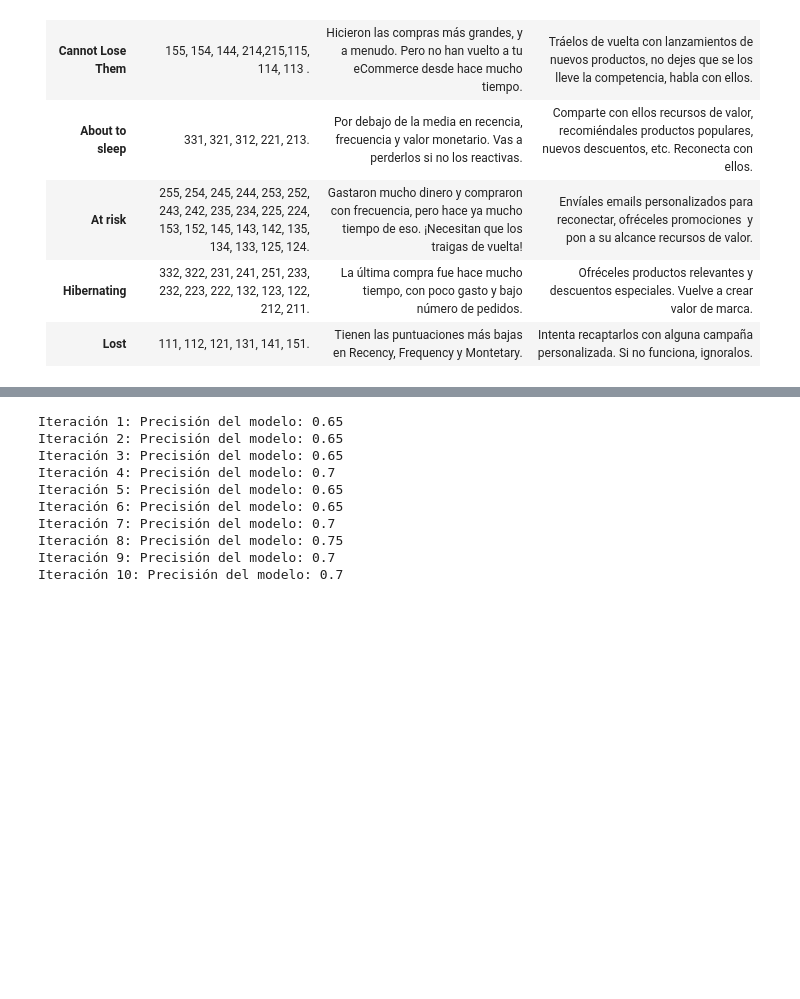
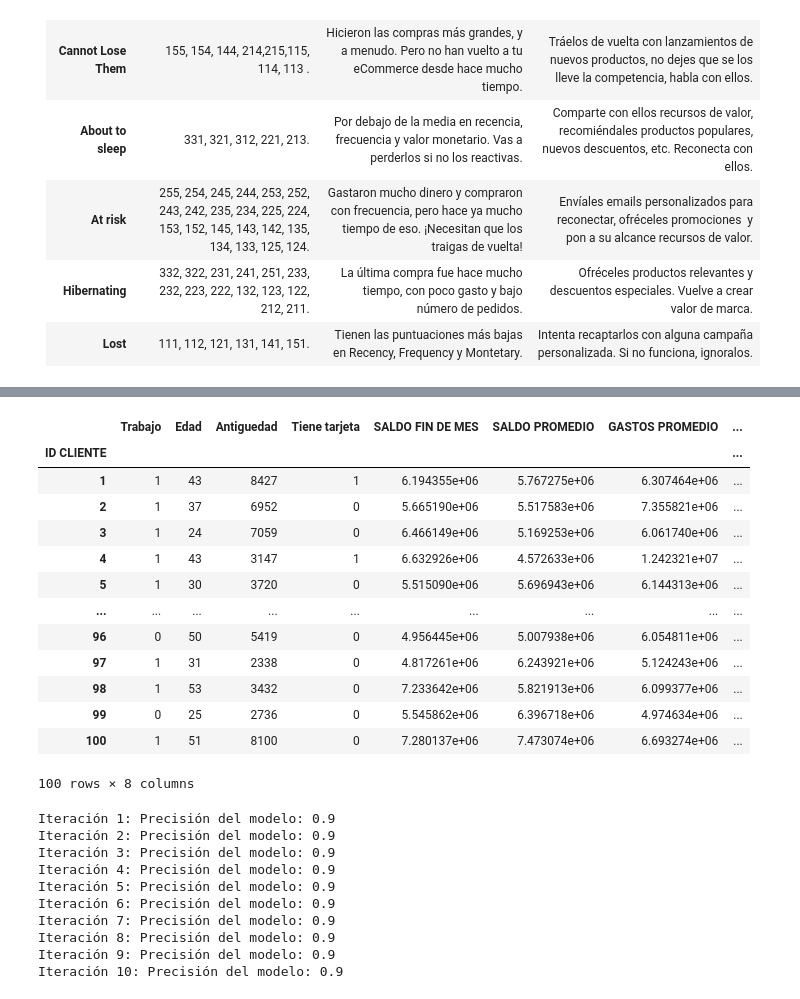
Before and after one commit to Joafp/Desafio-Banco, a Jupyter notebook: main.ipynb, the cells around one changed output, grey strips where cells are left out. Drawn from its saved outputs; the diff is of its cells as text; code cells hidden in the pictures; blank space fills up the shorter version.

Commit message:
Ultimos cambios parte de recomendacion tarjetas

```diff
--- a/main.ipynb
+++ b/main.ipynb
@@ -520,12 +329,66 @@ df"""
+# %%
+#Datos utilizados para obtener si un cliente podria tener o no una tarjeta
+dr=pd.read_excel(archivo_excel,sheet_name='CLIENTE')
+dr.set_index('ID CLIENTE',inplace=True)
+#El sexo en este caso no nos interesa para obtener si un cliente tiene un tc o no
+dr.drop(columns=['SEXO'],inplace=True)
+dr['TRABAJO']=dr['TRABAJO'].fillna('No trabaja')
+dr['Trabajo'] = dr['TRABAJO'].apply(lambda x: 1 if x != 'No trabaja' else 0)
+dr.drop(columns=['TRABAJO'],inplace=True)
+#Edad del cliente
+hoy = pd.Timestamp('now')
+dr['Edad'] = ((hoy - dr['FECHA NACIMIENTO']).dt.days / 365.25).astype(int)
+dr.drop(columns=['FECHA NACIMIENTO'], inplace=True)
+#Antiguedad de la cuenta corriente
+antiguedad=hojas_cc.groupby('ID CLIENTE')['FECHA ALTA'].max()
+antiguedad
+dr['Antiguedad']=antiguedad
+dr['Antiguedad'] = ((hoy - dr['Antiguedad']).dt.days).astype(int)
+#Obtener si tiene tarjeta o no
+dr['Tiene tarjeta'] = dr.index.isin(hojas_tarjetas['ID CLIENTE']).astype(int)
+#Saldo promedio que tuvo durante los periodo analizados en su cuenta corriente
+saldo_promedio=hojas_cc.groupby('ID CLIENTE')['SALDO PROMEDIO'].mean()
+#Debito promedio que tuvo en su cc durante los periodo analizados
+debito_promedio=hojas_cc.groupby('ID CLIENTE')['DEBITOS'].mean()
+#En caso de tener tarjeta, monto promedio de pago que hizo a su tarjeta(usaremos para la columna gastos)
+monto_pago_promedio=hojas_tarjetas.groupby('ID CLIENTE')['MONTO PAGO'].mean()
+#Monto promedio de plata que gasto de su tc, tambien lo usaremos para gastos
+monto_compra_promedio=hojas_tarjetas.groupby('ID CLIENTE')['COMPRA'].mean()
+#Credito promedio que tuvo en su cc durante los periodo analizados
+credito_promedio=hojas_cc.groupby('ID CLIENTE')['CREDITOS'].mean()
+#Saldo promedio que manejo la cuenta a fin de mes
+fin_mes=hojas_cc.groupby('ID CLIENTE')['SALDO FIN DE MES'].mean()
+dr['SALDO FIN DE MES']=fin_mes
+dr['SALDO PROMEDIO']=saldo_promedio
+debito_promedio=debito_promedio.add(monto_pago_promedio,fill_value=0)
+debito_promedio=debito_promedio.add(monto_compra_promedio,fill_value=0)
+dr['GASTOS PROMEDIO']=debito_promedio
+dr['INGRESOS PROMEDIO']=credito_promedio
+dr.drop(columns=['CIUDAD'],inplace=True)
+dr
+# %% [output]
+|  | Trabajo | Edad | Antiguedad | Tiene tarjeta | SALDO FIN DE MES | SALDO PROMEDIO | GASTOS PROMEDIO | ... |
+| ID CLIENTE |  |  |  |  |  |  |  | ... |
+| 1 | 1 | 43 | 8427 | 1 | 6.194355e+06 | 5.767275e+06 | 6.307464e+06 | ... |
+| 2 | 1 | 37 | 6952 | 0 | 5.665190e+06 | 5.517583e+06 | 7.355821e+06 | ... |
+| 3 | 1 | 24 | 7059 | 0 | 6.466149e+06 | 5.169253e+06 | 6.061740e+06 | ... |
+| 4 | 1 | 43 | 3147 | 1 | 6.632926e+06 | 4.572633e+06 | 1.242321e+07 | ... |
+| 5 | 1 | 30 | 3720 | 0 | 5.515090e+06 | 5.696943e+06 | 6.144313e+06 | ... |
+| ... | ... | ... | ... | ... | ... | ... | ... | ... |
+| 96 | 0 | 50 | 5419 | 0 | 4.956445e+06 | 5.007938e+06 | 6.054811e+06 | ... |
+| 97 | 1 | 31 | 2338 | 0 | 4.817261e+06 | 6.243921e+06 | 5.124243e+06 | ... |
+| 98 | 1 | 53 | 3432 | 0 | 7.233642e+06 | 5.821913e+06 | 6.099377e+06 | ... |
+| 99 | 0 | 25 | 2736 | 0 | 5.545862e+06 | 6.396718e+06 | 4.974634e+06 | ... |
+| 100 | 1 | 51 | 8100 | 0 | 7.280137e+06 | 7.473074e+06 | 6.693274e+06 | ... |
+100 rows × 8 columns
 # %%
 from sklearn.model_selection import train_test_split
 from sklearn.ensemble import RandomForestClassifier
 from sklearn.metrics import accuracy_score
-
 # Lista para almacenar las precisiones
 precisiones = []
-X = df.drop(columns=['Tiene tarjeta','Recencia',])
-y = df['Tiene tarjeta']
+X = dr.drop(columns=['Tiene tarjeta'])
+y = dr['Tiene tarjeta']
 # Iterar 10 veces
 for _ in range(10):
     # Dividir los datos en conjuntos de entrenamiento y prueba
@@ -546,16 +409,16 @@ for _ in range(10):
 for i, precision in enumerate(precisiones):
     print(f"Iteración {i+1}: Precisión del modelo: {precision}")
 # %% [output]
-Iteración 1: Precisión del modelo: 0.65
-Iteración 2: Precisión del modelo: 0.65
-Iteración 3: Precisión del modelo: 0.65
-Iteración 4: Precisión del modelo: 0.7
-Iteración 5: Precisión del modelo: 0.65
-Iteración 6: Precisión del modelo: 0.65
-Iteración 7: Precisión del modelo: 0.7
-Iteración 8: Precisión del modelo: 0.75
-Iteración 9: Precisión del modelo: 0.7
-Iteración 10: Precisión del modelo: 0.7
+Iteración 1: Precisión del modelo: 0.9
+Iteración 2: Precisión del modelo: 0.9
+Iteración 3: Precisión del modelo: 0.9
+Iteración 4: Precisión del modelo: 0.9
+Iteración 5: Precisión del modelo: 0.9
+Iteración 6: Precisión del modelo: 0.9
+Iteración 7: Precisión del modelo: 0.9
+Iteración 8: Precisión del modelo: 0.9
+Iteración 9: Precisión del modelo: 0.9
+Iteración 10: Precisión del modelo: 0.9
 # %%
 importances = model.feature_importances_
 feature_names = X.columns
```
Also changed, not shown: parts of 19 cells of this notebook.
